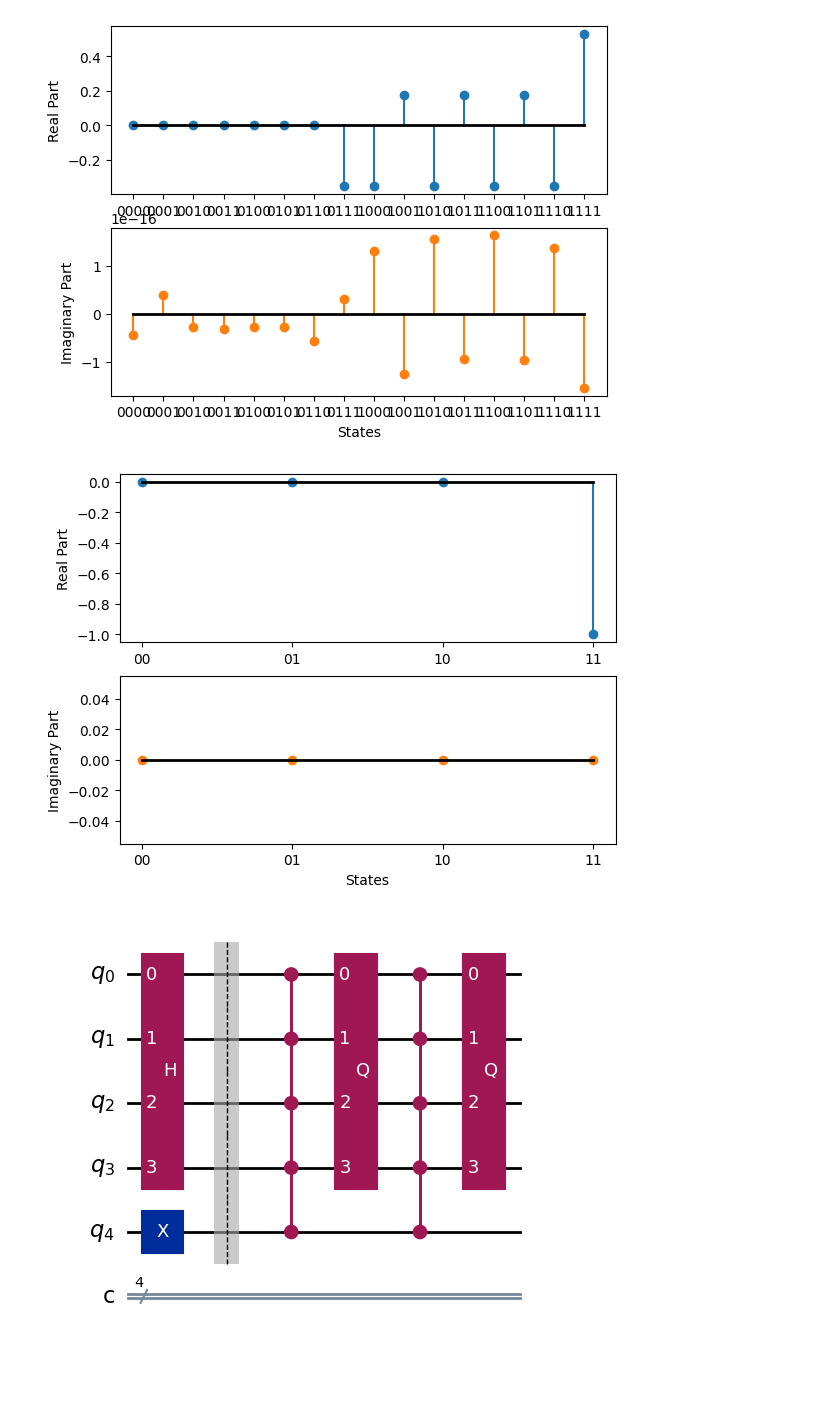
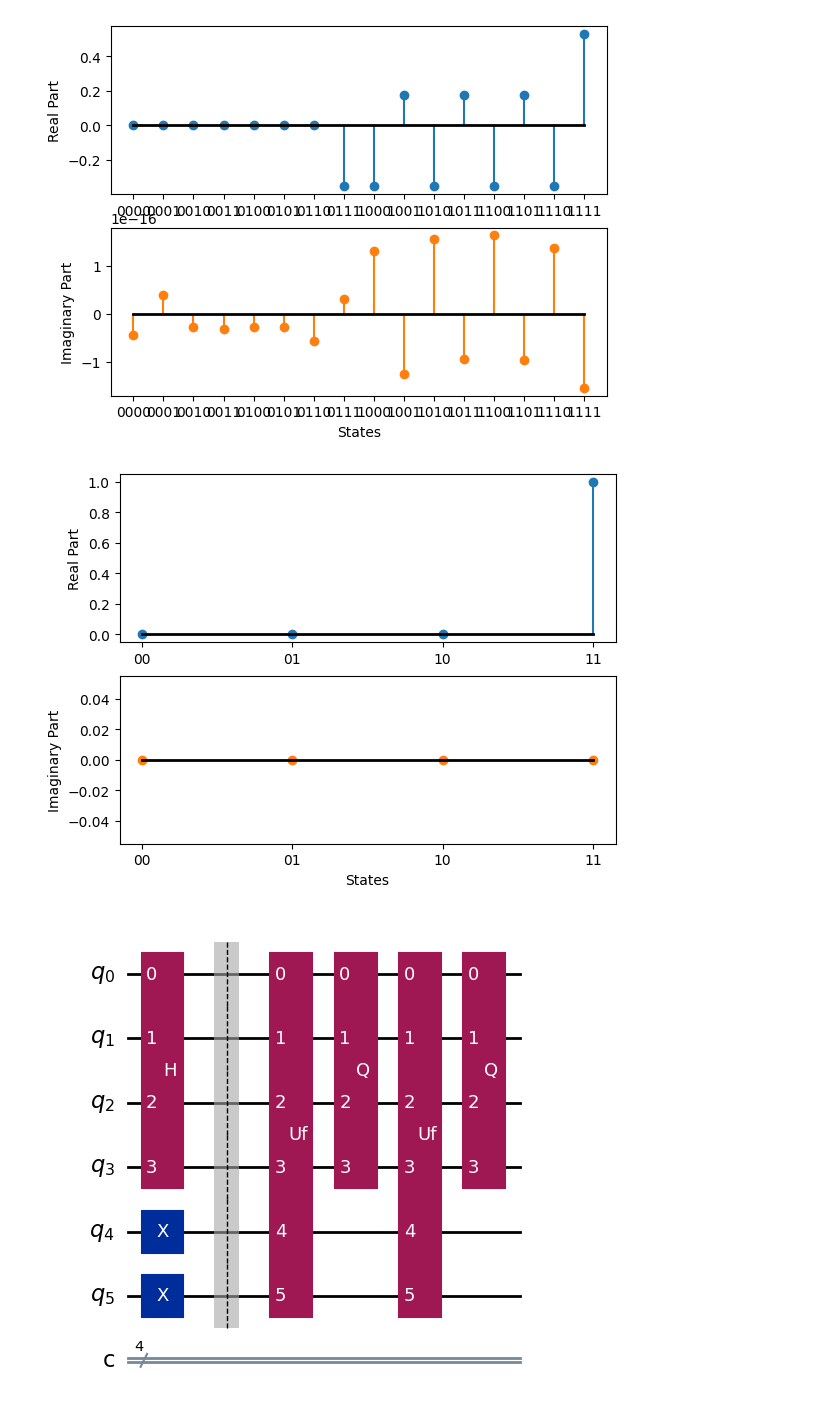
Before and after one commit to 1ngVG-QCCE/QuantumMazeSolver, a Jupyter notebook: grover_test.ipynb, the cells around one changed output. Drawn from its saved outputs; the diff is of its cells as text; code cells hidden in the pictures; blank space fills up the shorter version.

Commit message:
Add working grover implementation

```diff
--- a/grover_test.ipynb
+++ b/grover_test.ipynb
@@ -105,13 +105,11 @@ hp.plot_statevector(out, '')
 [figure]
 # %%
 zz = QuantumCircuit(2)
-zz.x(0)
-zz.x(1)
 zz.cz(0,1)
 
-hp.plot_statevector(Statevector.from_label('00').evolve(zz), '')
+hp.plot_statevector(Statevector([0,0,0,-1]).evolve(zz), '')
 # %% [output]
-[figure, old version]
+[figure, new version]
 # %%
 def h(n: int):
     h = QuantumCircuit(n, name='H')
@@ -119,46 +117,47 @@ def h(n: int):
         h.h(i)
     return h
 
-# # molto easy: setta l'ancilla a 1 se sono tutti 1, altrimenti e' 0
-# def f(n: int):
-#     qf = QuantumCircuit(n, name='Check Path')
-#     qf.append(XGate().control(n-1), range(n))
-#     return qf
+def conditions():
+    qf = QuantumCircuit(6, name='Uf')
+    qf.append(ZGate().control(3), [0,1,2, 4])
+    qf.append(ZGate().control(3), [1,2,3, 5])
+    return qf
 
 # inverte dove l'ancilla e' 1
 def u(n: int):
     def negate() -> QuantumCircuit:
         n = QuantumCircuit(1)
         n.z(0)
         n.x(0)
         n.z(0)
         n.x(0)
         return n
     qc = QuantumCircuit(n, name='Negate')
     qc.append(negate().control(1), [n-1, 0])
     return qc
 
 def grover(n: int):
     return GroverOperator(QuantumCircuit(n), insert_barriers=True)
 
 # Grover algorithm
 # init
-grover_qc = QuantumCircuit(5, 4)
+grover_qc = QuantumCircuit(6, 4)
 grover_qc.append(h(4), range(4))
 grover_qc.x(4)
+grover_qc.x(5)
 
 grover_qc.barrier()
 # conditions
-grover_qc.append(ZGate().control(4), [0,1,2,3, 4])
+grover_qc.append(conditions(), range(6))
 grover_qc.append(grover(4), range(4))
 
-grover_qc.append(ZGate().control(4), [0,1,2,3, 4])
+grover_qc.append(conditions(), range(6))
 grover_qc.append(grover(4), range(4))
 
 # grover_qc.append(ZGate().control(4), [0,1,2,3,4])
 # grover_qc.append(grover(4), range(4))
 
 grover_qc.draw('mpl')
 # %% [output]
-[figure, old version]
+[figure, new version]
 # %%
```
Also changed, not shown: parts of 7 cells of this notebook.
